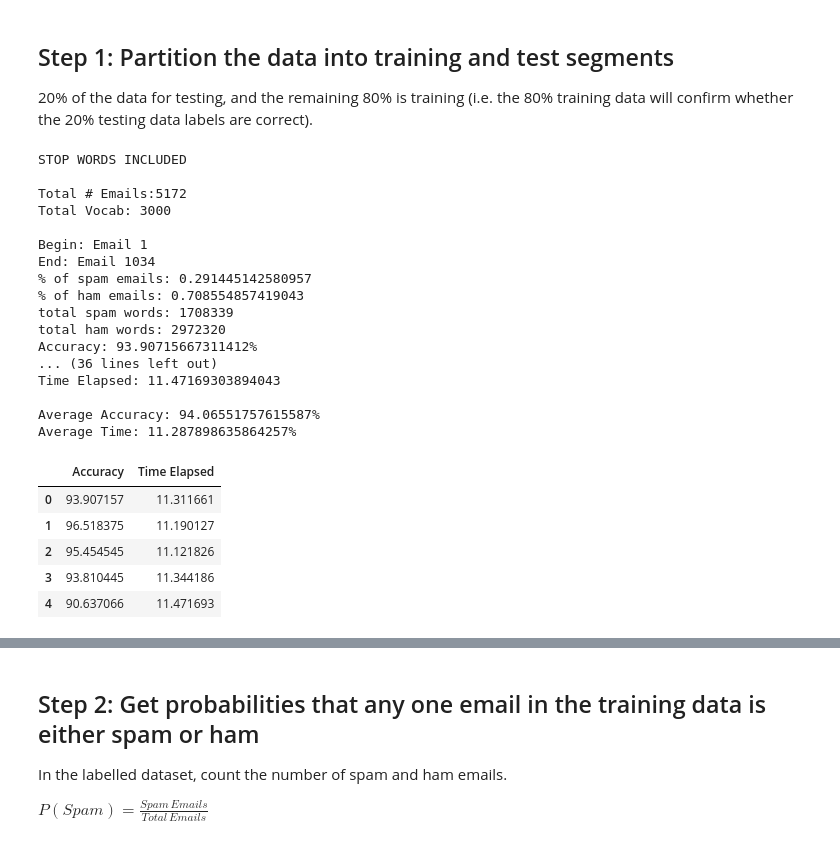
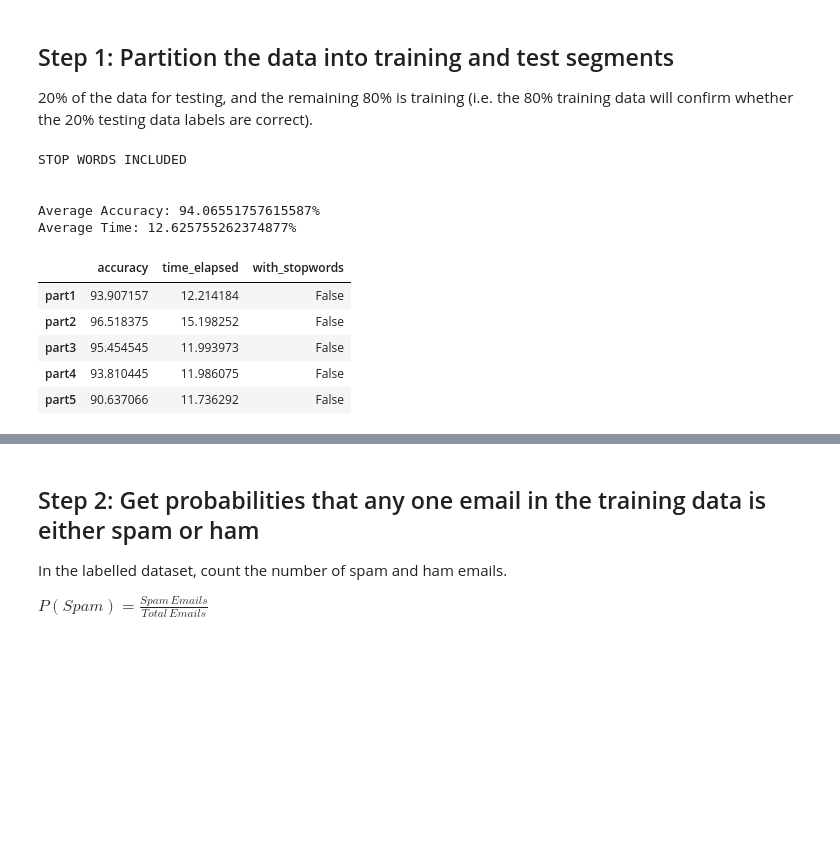
Before and after one commit to Velavee/bayes-spam-filter, a Jupyter notebook: spam-filter.ipynb, the cells around one changed output, grey strips where cells are left out. Drawn from its saved outputs; the diff is of its cells as text; code cells hidden in the pictures; blank space fills up the shorter version.

```diff
--- a/spam-filter.ipynb
+++ b/spam-filter.ipynb
@@ -165,34 +153,28 @@ def run_model(data, include_stop_words=True):
 20% of the data for testing, and the remaining 80% is training (i.e. the 80% training data will confirm whether the 20% testing data labels are correct).
 # %%
 df = pd.read_csv('emails.csv')
+partition_names = ['part1', 'part2', 'part3', 'part4', 'part5']
 
 print('STOP WORDS INCLUDED\n')
 with_stopwords_results = run_model(df, False)
-pd.DataFrame(data = with_stopwords_results)
 # %% [output]
 STOP WORDS INCLUDED
 
-Total # Emails:5172
-Total Vocab: 3000
-
-Begin: Email 1
-End: Email 1034
-% of spam emails: 0.291445142580957
-% of ham emails: 0.708554857419043
-total spam words: 1708339
-total ham words: 2972320
-Accuracy: 93.90715667311412%
-... (36 lines left out)
-Time Elapsed: 11.47169303894043
 
 Average Accuracy: 94.06551757615587%
-Average Time: 11.287898635864257%
+Average Time: 12.625755262374877%
-|  | Accuracy | Time Elapsed |
-| 0 | 93.907157 | 11.311661 |
-| 1 | 96.518375 | 11.190127 |
-| 2 | 95.454545 | 11.121826 |
-| 3 | 93.810445 | 11.344186 |
-| 4 | 90.637066 | 11.471693 |
+# %%
+with_stopwords_results_table = pd.DataFrame(data = with_stopwords_results)
+with_stopwords_results_table.index = partition_names
+with_stopwords_results_table['with_stopwords'] = [False, False, False, False, False]
+with_stopwords_results_table
+# %% [output]
+|  | accuracy | time_elapsed | with_stopwords |
+| part1 | 93.907157 | 12.214184 | False |
+| part2 | 96.518375 | 15.198252 | False |
+| part3 | 95.454545 | 11.993973 | False |
+| part4 | 93.810445 | 11.986075 | False |
+| part5 | 90.637066 | 11.736292 | False |
 # %%
 print('STOP WORDS NOT INCLUDED\n')
 without_stopwords_results = run_model(df, False)
```
Also changed, not shown: parts of 5 cells of this notebook.
